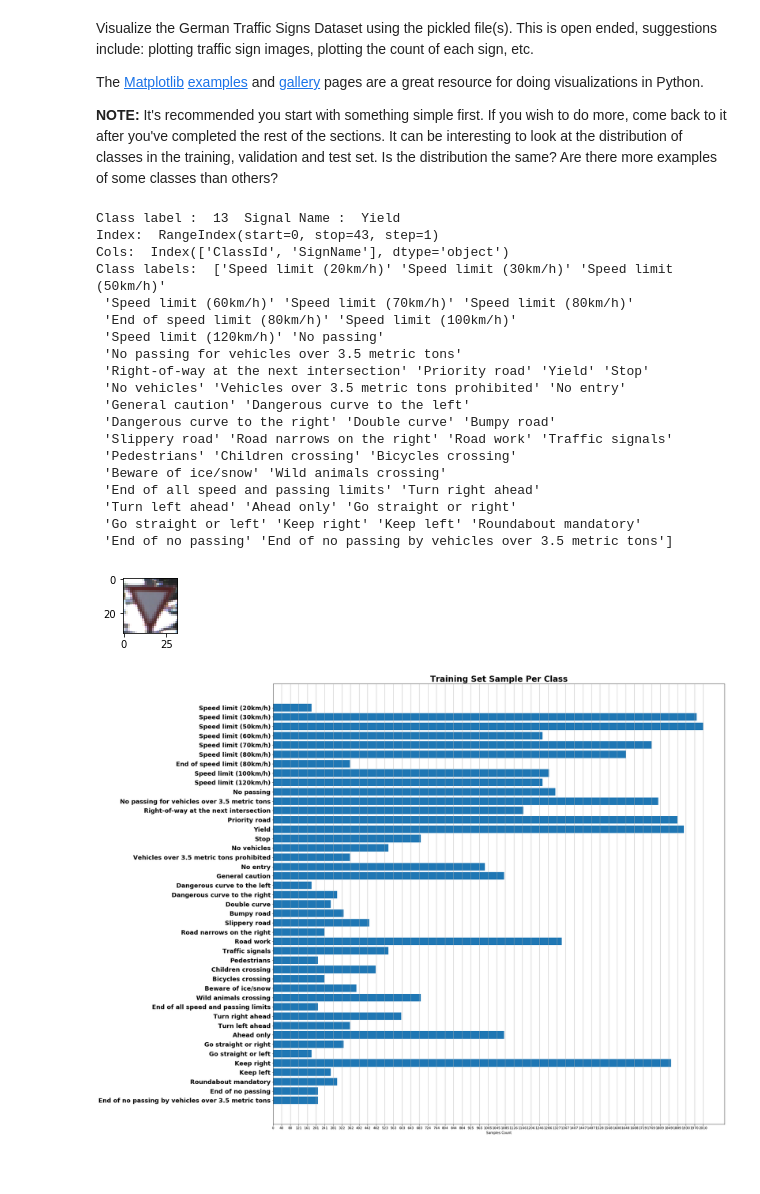
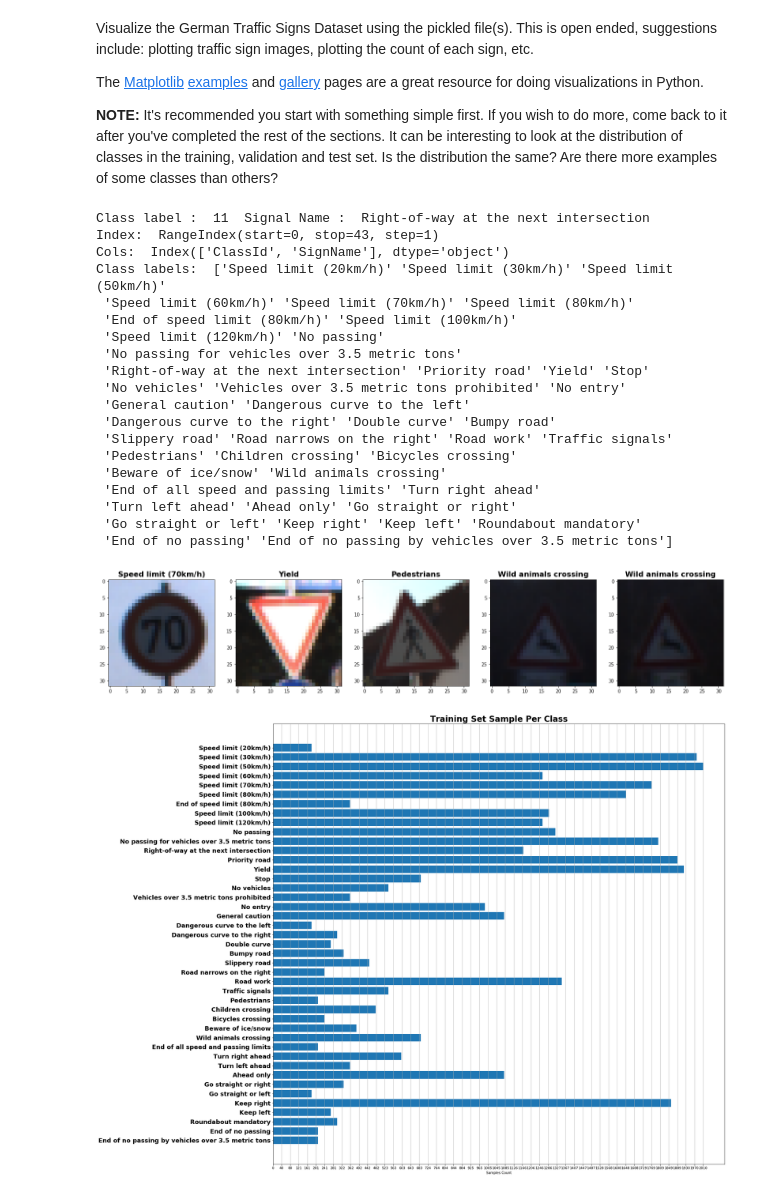
Before and after one commit to danyz91/CarND-Traffic-Sign-Classifier-Project, a Jupyter notebook: Traffic_Sign_Classifier.ipynb, the cells around one changed output. Saved outputs shown, nothing was run; the diff lists cells and outputs as text; code cells hidden in the pictures; blank space fills up the shorter version.

```diff
--- a/Traffic_Sign_Classifier.ipynb
+++ b/Traffic_Sign_Classifier.ipynb
@@ -58,9 +78,8 @@ Complete the basic data summary below. Use python, numpy and/or pandas methods t
 # %%
 ### Replace each question mark with the appropriate value.
 ### Use python, pandas or numpy methods rather than hard coding the results
-import numpy as np
 
-training_set_samples = np.array(X_train)
+training_set_samples_loaded = np.array(X_train)
 validation_set_samples = np.array(X_valid)
 test_set_samples = np.array(X_test)
 
@@ -72,7 +91,7 @@ train_sizes_vect = np.array(train['sizes'])
 train_coords_vect = np.array(train['coords'])
 
 # Number of training examples
-n_train = training_set_samples.shape[0]
+n_train = training_set_samples_loaded.shape[0]
 
 # Number of validation examples
 n_validation = validation_set_samples.shape[0]
@@ -81,13 +100,13 @@ n_validation = validation_set_samples.shape[0]
 n_test = test_set_samples.shape[0]
 
 # What's the shape of an traffic sign image?
-image_shape = (training_set_samples.shape[1:])
+image_shape = (training_set_samples_loaded.shape[1:])
 
 # How many unique classes/labels there are in the dataset.
 n_classes = len(np.unique(training_set_labels))
 
 # Assert lenghts of x,y arrays are consistent
-assert(len(training_set_samples) == len(training_set_labels))
+assert(len(training_set_samples_loaded) == len(training_set_labels))
 assert(len(validation_set_samples) == len(validation_set_labels))
 assert(len(test_set_samples) == len(test_set_labels))
 
@@ -112,57 +131,65 @@ The [Matplotlib](http://matplotlib.org/) [examples](http://matplotlib.org/exampl
 # %%
 ### Data exploration visualization code goes here.
 
-import random
-import pandas as pd
+def plot_images(images, labels=None):
+    f,axes = plt.subplots(1, len(images), figsize=(24,24))
+    for ind,image in enumerate(images):
+        if image.shape[-1]==1:
+            axes[ind].imshow(image.squeeze(axis=2), cmap='gray')
+            if labels is not None:
+                axes[ind].set_title(labels[ind], {'fontsize': 16,'fontweight' : 'bold'})
+        else:
+            axes[ind].imshow(image)
+            if labels is not None:
+                axes[ind].set_title(labels[ind], {'fontsize': 16,'fontweight' : 'bold'})
 
-import matplotlib.pyplot as plt
-# Visualizations will be shown in the notebook.
-%matplotlib inline
+    plt.show()
+
+
 
 # labels loaded as pandas DataFrame
 labels = pd.read_csv('signnames.csv')
 
-
-index = random.randint(0, n_train)
-image = X_train[index].squeeze()
-
-plt.figure(figsize=(1,1))
-plt.imshow(image)
 
 rand_label = y_train[index]
 print('Class label : ', rand_label, ' Signal Name : ', labels.SignName[rand_label])
 
 labels_idx = labels.index
 labels_cols = labels.columns
 labels_vals = labels.values
 
 class_labels = labels['SignName'].values
 
 print('Index: ', labels_idx)
 print('Cols: ', labels_cols)
 
 print('Class labels: ', class_labels)
+
+indices = np.random.randint(0, n_train, size=5)
+sample_images = training_set_samples_loaded[indices]
+sample_labels = class_labels[training_set_labels[indices]]
+plot_images(sample_images, sample_labels)
 # %% [output]
-Class label :  13  Signal Name :  Yield
+Class label :  11  Signal Name :  Right-of-way at the next intersection
 Index:  RangeIndex(start=0, stop=43, step=1)
 Cols:  Index(['ClassId', 'SignName'], dtype='object')
 Class labels:  ['Speed limit (20km/h)' 'Speed limit (30km/h)' 'Speed limit (50km/h)'
  'Speed limit (60km/h)' 'Speed limit (70km/h)' 'Speed limit (80km/h)'
  'End of speed limit (80km/h)' 'Speed limit (100km/h)'
  'Speed limit (120km/h)' 'No passing'
  'No passing for vehicles over 3.5 metric tons'
  'Right-of-way at the next intersection' 'Priority road' 'Yield' 'Stop'
  'No vehicles' 'Vehicles over 3.5 metric tons prohibited' 'No entry'
  'General caution' 'Dangerous curve to the left'
  'Dangerous curve to the right' 'Double curve' 'Bumpy road'
  'Slippery road' 'Road narrows on the right' 'Road work' 'Traffic signals'
  'Pedestrians' 'Children crossing' 'Bicycles crossing'
  'Beware of ice/snow' 'Wild animals crossing'
  'End of all speed and passing limits' 'Turn right ahead'
  'Turn left ahead' 'Ahead only' 'Go straight or right'
  'Go straight or left' 'Keep right' 'Keep left' 'Roundabout mandatory'
  'End of no passing' 'End of no passing by vehicles over 3.5 metric tons']
-[figure, old version]
+[figure, new version]
 # %%
 # Dataset Balancing inspection
 
```
Also changed, not shown: parts of 45 cells of this notebook, 19 other files.
